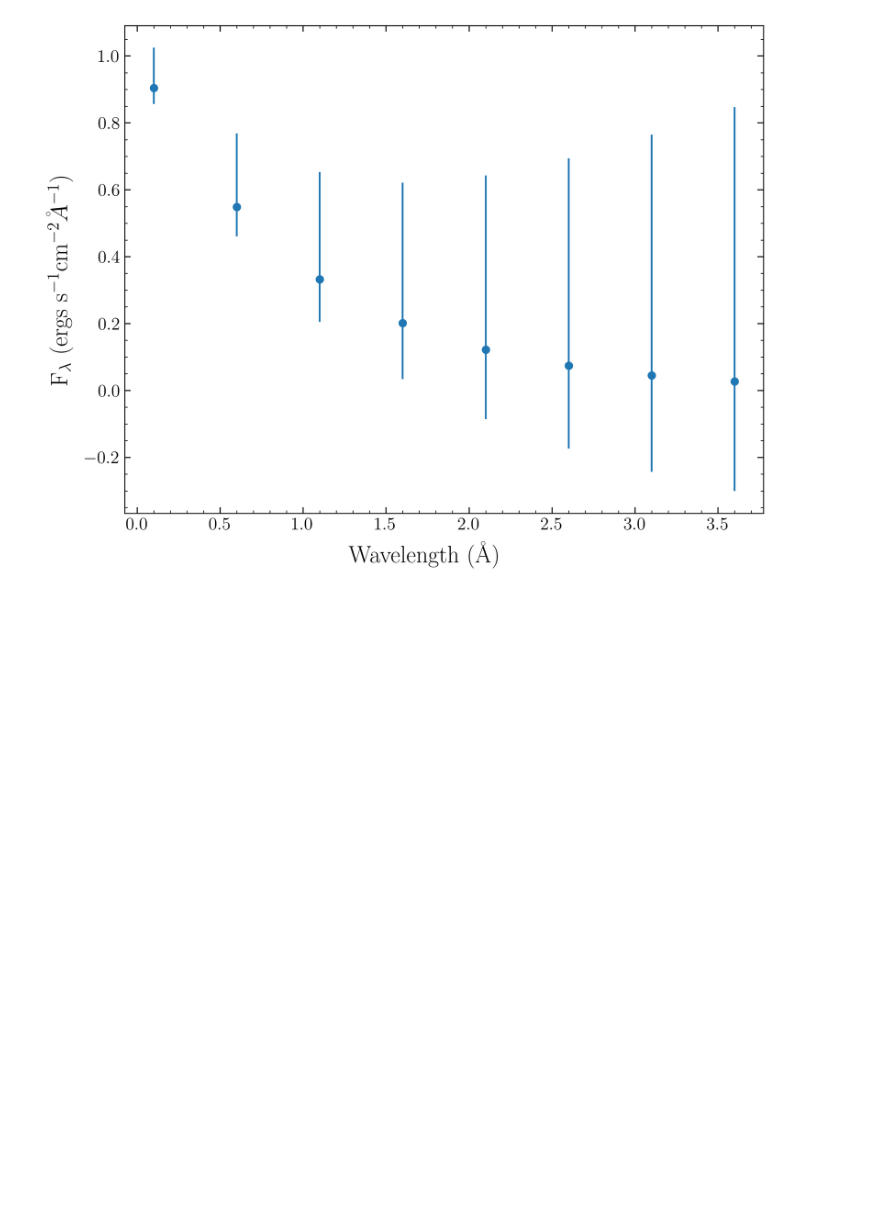
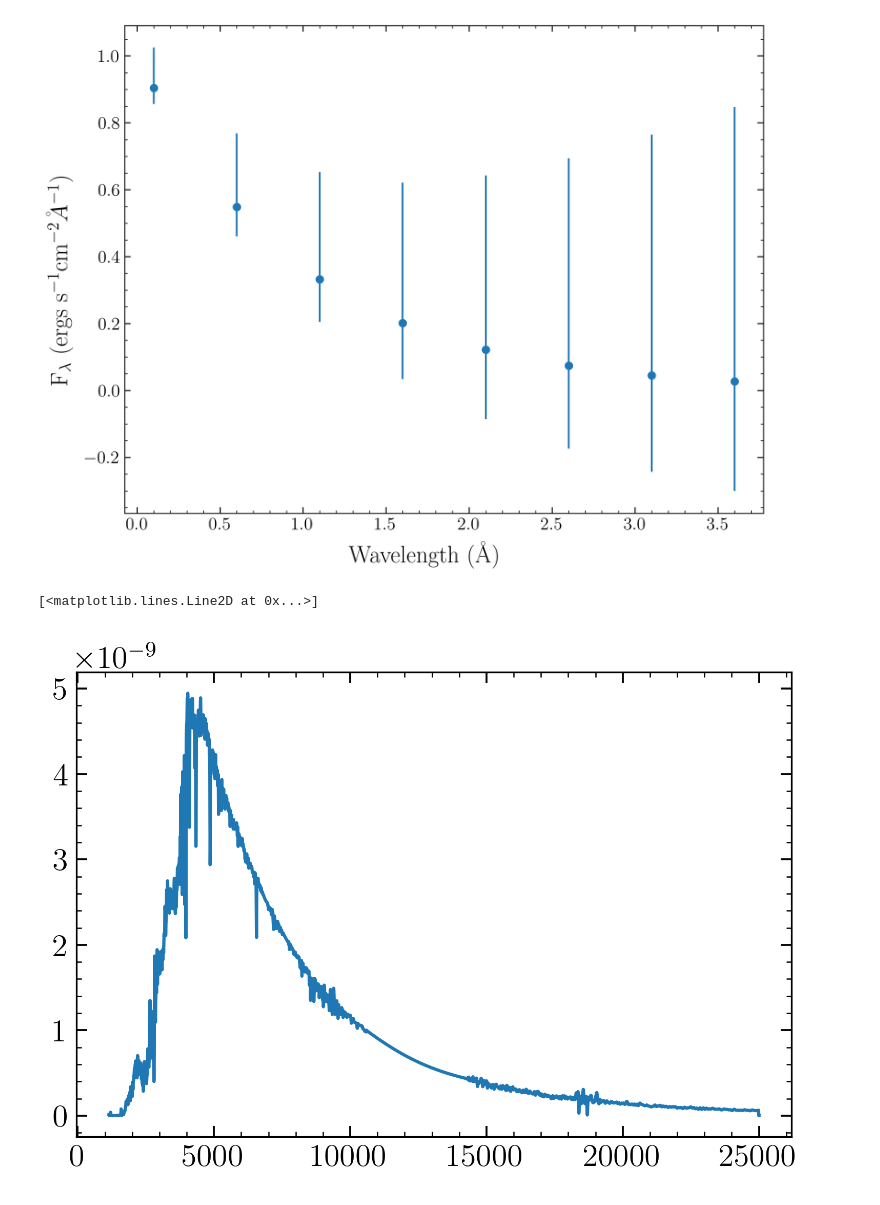
Before and after one commit to kirstytaggart/Lamat-progenitor-project, a Jupyter notebook: plot_sed.ipynb, the cells around one changed output. Drawn from its saved outputs; the diff is of its cells as text; code cells hidden in the pictures; blank space fills up the shorter version.

```diff
--- a/plot_sed.ipynb
+++ b/plot_sed.ipynb
@@ -206,3 +252,21 @@ plt.savefig('2021sjt_SED_plot.png',bbox_inches='tight')
 # Fit the pickles library!
 # https://archive.stsci.edu/hlsps/reference-atlases/cdbs/grid/pickles/AA_README
 # https://ui.adsabs.harvard.edu/abs/1998PASP..110..863P/abstract
+
+def createpickledic(path):
+    pickle_dic = {}
+    dir_list = os.listdir(path)
+    #for each file in path
+    for file in os.listdir(path):
+        img = fits.open(path+file)
+        data, header = fits.getdata(path+file, header = True)
+        pickle_dic.update({file: [data , header]})
+    return pickle_dic
+
+path = '/Users/kirstytaggart/Lamat/dat_uvk/'
+pickle_dic = createpickledic(path)
+# %%
+plt.plot(pickle_dic['pickles_uk_51.fits'][0]['WAVELENGTH'],pickle_dic['pickles_uk_51.fits'][0]['FLUX'])
+# %% [output]
+[<matplotlib.lines.Line2D at 0x...>]
+[figure, added]
```
Also changed, not shown: parts of 8 cells of this notebook.
